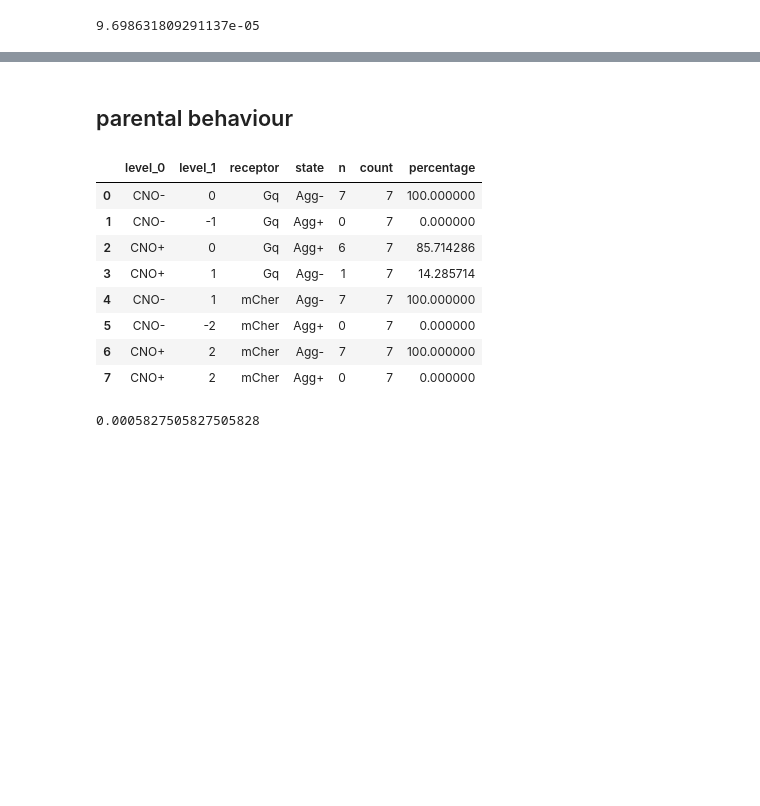
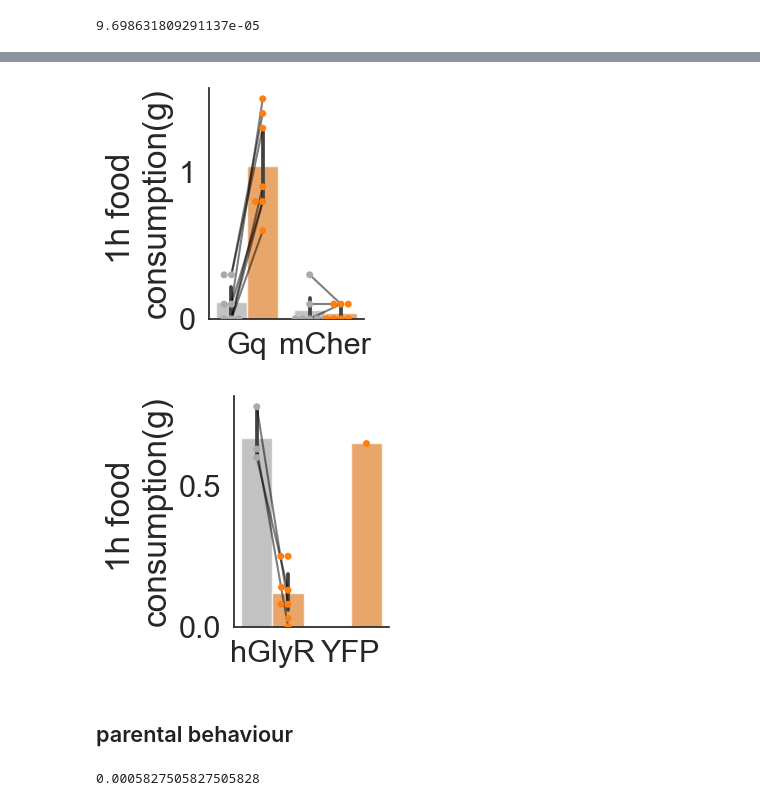
Before and after one commit to FrancisCrickInstitute/negative_parental_switch, a Jupyter notebook: NPW_manipulation/NPW_manipulation.ipynb, the cells around one changed output, grey strips where cells are left out. Saved outputs shown, nothing was run; the diff lists cells and outputs as text; code cells hidden in the pictures; blank space fills up the shorter version.

```diff
--- a/NPW_manipulation/NPW_manipulation.ipynb
+++ b/NPW_manipulation/NPW_manipulation.ipynb
@@ -64,25 +85,4 @@ stat, p = stats.ttest_rel(Gq_dat['food_consumption_null'],
 print(p)
 # %% [output]
 9.698631809291137e-05
-# %%
-columns = ['mice_ID', 'receptor', 'food_consumption_null', 'food_consumption_CNO']
-filtered_df = data[columns].reset_index(drop = True).reset_index()
-stacked_df = filtered_df[columns[-2:]].stack().reset_index()
-stacked_df.columns = ['index', 'condition', 'food_consumption']
-merged_df = pd.merge(filtered_df, stacked_df, on = 'index')
-
-merged_df2 = merged_df.copy()
-def encode_session(x):
-  if x=='mCher':
-    return 0
-  else:
-    return 1
-merged_df2['receptor'] = merged_df2['receptor'].apply(encode_session)
-
-def offset_session(row):
-  if row['condition']=='food_consumption_null':
-    return row['receptor']-0.2
-  else:
-    return row['receptor']+0.2
-merged_df2['receptor'] = merged_df2.apply(offset_session, axis=1)
 # %%
@@ -104,17 +139,16 @@ plt.savefig('output_figures/mchemo_food.pdf', dpi=300,bbox_inches='tight')
+# %%
+df_gq = data[data.receptor.isin(['Gq', 'mCher'])]
+df_hgly = data[data.receptor.isin(['hGlyR', 'YFP'])]
+
+df_gq, df_gq2 = arange_drifted_bar(df_gq, ['Gq', 'mCher'])
+df_hgly, df_hgly2 = arange_drifted_bar(df_hgly, ['hGlyR', 'YFP'])
+plot_bar(df_gq, df_gq2)
+plot_bar(df_hgly, df_hgly2)
+# %% [output]
+[figure, added]
+[figure, added]
 # %% [markdown]
 ## parental behaviour
-# %%
-data_per
-# %% [output]
-|  | level_0 | level_1 | receptor | state | n | count | percentage |
-| 0 | CNO- | 0 | Gq | Agg- | 7 | 7 | 100.000000 |
-| 1 | CNO- | -1 | Gq | Agg+ | 0 | 7 | 0.000000 |
-| 2 | CNO+ | 0 | Gq | Agg+ | 6 | 7 | 85.714286 |
-| 3 | CNO+ | 1 | Gq | Agg- | 1 | 7 | 14.285714 |
-| 4 | CNO- | 1 | mCher | Agg- | 7 | 7 | 100.000000 |
-| 5 | CNO- | -2 | mCher | Agg+ | 0 | 7 | 0.000000 |
-| 6 | CNO+ | 2 | mCher | Agg- | 7 | 7 | 100.000000 |
-| 7 | CNO+ | 2 | mCher | Agg+ | 0 | 7 | 0.000000 |
 # %%
 _, p  =  stats.fisher_exact([[7, 0], [0, 7]])
 print(p)
```
Also changed, not shown: parts of 4 cells of this notebook, 33 other files.
